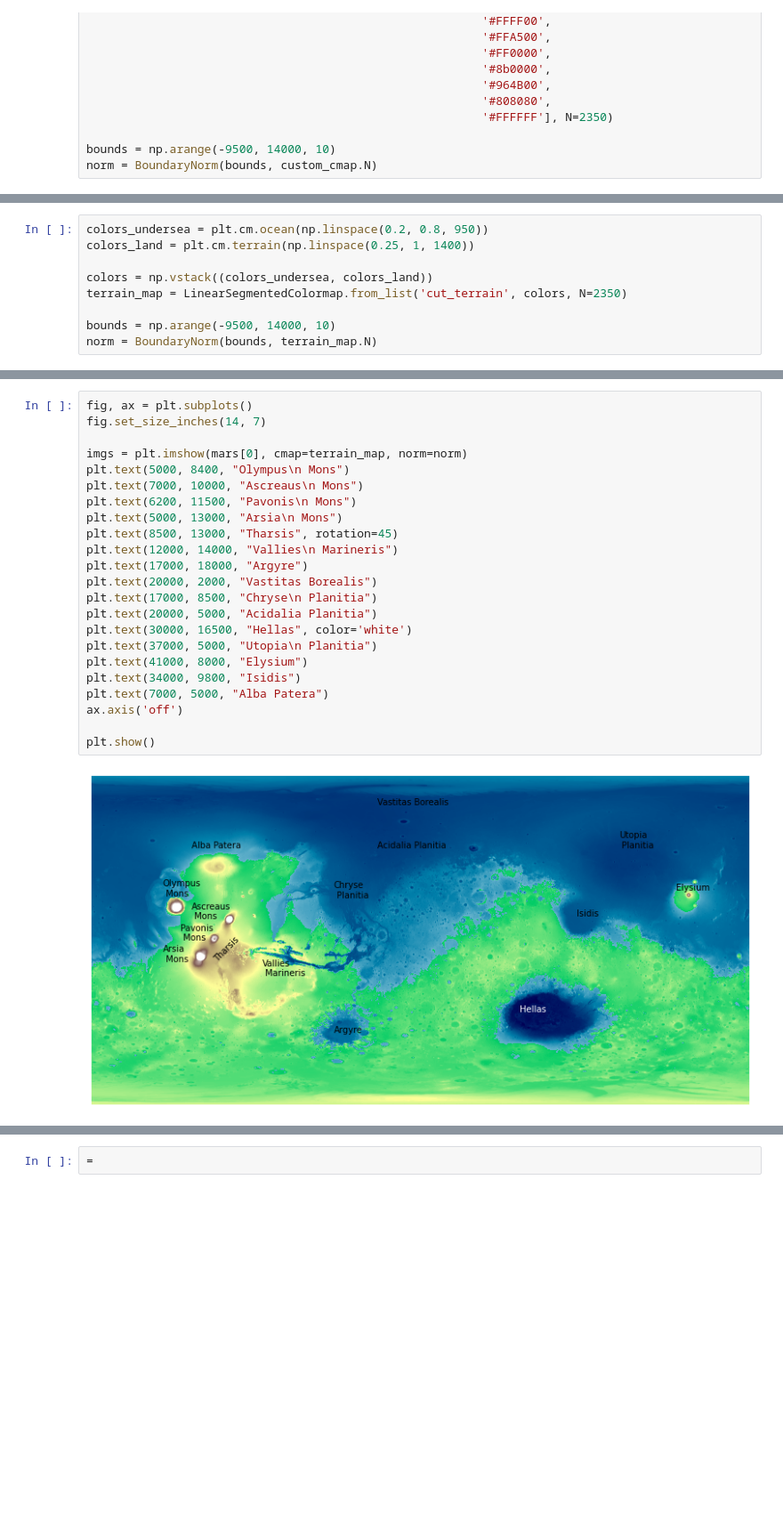
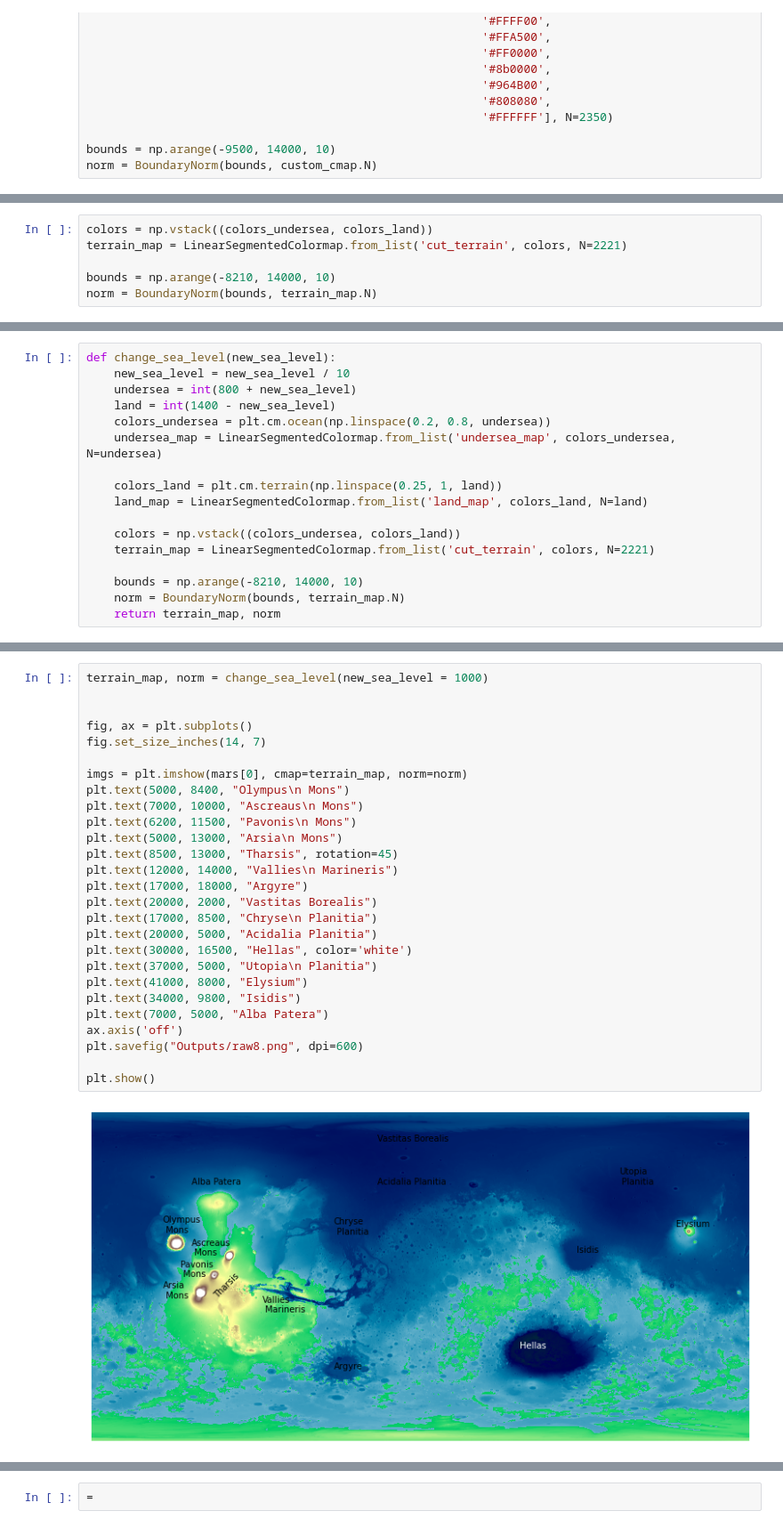
Before and after one commit to symmy596/towards-data-science-articles, a Jupyter notebook: Mars/Mars_article.ipynb, the cells around one changed output, grey strips where cells are left out. Shown at 89% size. Saved outputs shown, nothing was run; the diff lists cells and outputs as text; blank space fills up the shorter version.

```diff
--- a/Mars/Mars_article.ipynb
+++ b/Mars/Mars_article.ipynb
@@ -61,0 +119,6 @@ plt.show()
+# %%
+colors = np.vstack((colors_undersea, colors_land))
+terrain_map = LinearSegmentedColormap.from_list('cut_terrain', colors, N=2221)
+
+bounds = np.arange(-8210, 14000, 10)
+norm = BoundaryNorm(bounds, terrain_map.N)
@@ -87,9 +172,17 @@ plt.show()
 # %%
-colors_undersea = plt.cm.ocean(np.linspace(0.2, 0.8, 950))
-colors_land = plt.cm.terrain(np.linspace(0.25, 1, 1400))
+def change_sea_level(new_sea_level):
+    new_sea_level = new_sea_level / 10
+    undersea = int(800 + new_sea_level)
+    land = int(1400 - new_sea_level)
+    colors_undersea = plt.cm.ocean(np.linspace(0.2, 0.8, undersea))
+    undersea_map = LinearSegmentedColormap.from_list('undersea_map', colors_undersea, N=undersea)
 
-colors = np.vstack((colors_undersea, colors_land))
-terrain_map = LinearSegmentedColormap.from_list('cut_terrain', colors, N=2350)
+    colors_land = plt.cm.terrain(np.linspace(0.25, 1, land))
+    land_map = LinearSegmentedColormap.from_list('land_map', colors_land, N=land)
 
-bounds = np.arange(-9500, 14000, 10)
-norm = BoundaryNorm(bounds, terrain_map.N)
+    colors = np.vstack((colors_undersea, colors_land))
+    terrain_map = LinearSegmentedColormap.from_list('cut_terrain', colors, N=2221)
+
+    bounds = np.arange(-8210, 14000, 10)
+    norm = BoundaryNorm(bounds, terrain_map.N)
+    return terrain_map, norm
@@ -114,25 +224,29 @@ plt.show()
 # %%
+terrain_map, norm = change_sea_level(new_sea_level = 1000)
+
+
 fig, ax = plt.subplots()
 fig.set_size_inches(14, 7)
 
 imgs = plt.imshow(mars[0], cmap=terrain_map, norm=norm)
 plt.text(5000, 8400, "Olympus\n Mons")
 plt.text(7000, 10000, "Ascreaus\n Mons")
 plt.text(6200, 11500, "Pavonis\n Mons")
 plt.text(5000, 13000, "Arsia\n Mons")
 plt.text(8500, 13000, "Tharsis", rotation=45)
 plt.text(12000, 14000, "Vallies\n Marineris")
 plt.text(17000, 18000, "Argyre")
 plt.text(20000, 2000, "Vastitas Borealis")
 plt.text(17000, 8500, "Chryse\n Planitia")
 plt.text(20000, 5000, "Acidalia Planitia")
 plt.text(30000, 16500, "Hellas", color='white')
 plt.text(37000, 5000, "Utopia\n Planitia")
 plt.text(41000, 8000, "Elysium")
 plt.text(34000, 9800, "Isidis")
 plt.text(7000, 5000, "Alba Patera")
 ax.axis('off')
+plt.savefig("Outputs/raw8.png", dpi=600)
 
 plt.show()
 # %% [output]
-[figure, old version]
+[figure, new version]
```
Also changed, not shown: parts of 13 cells of this notebook, 8 other files.
